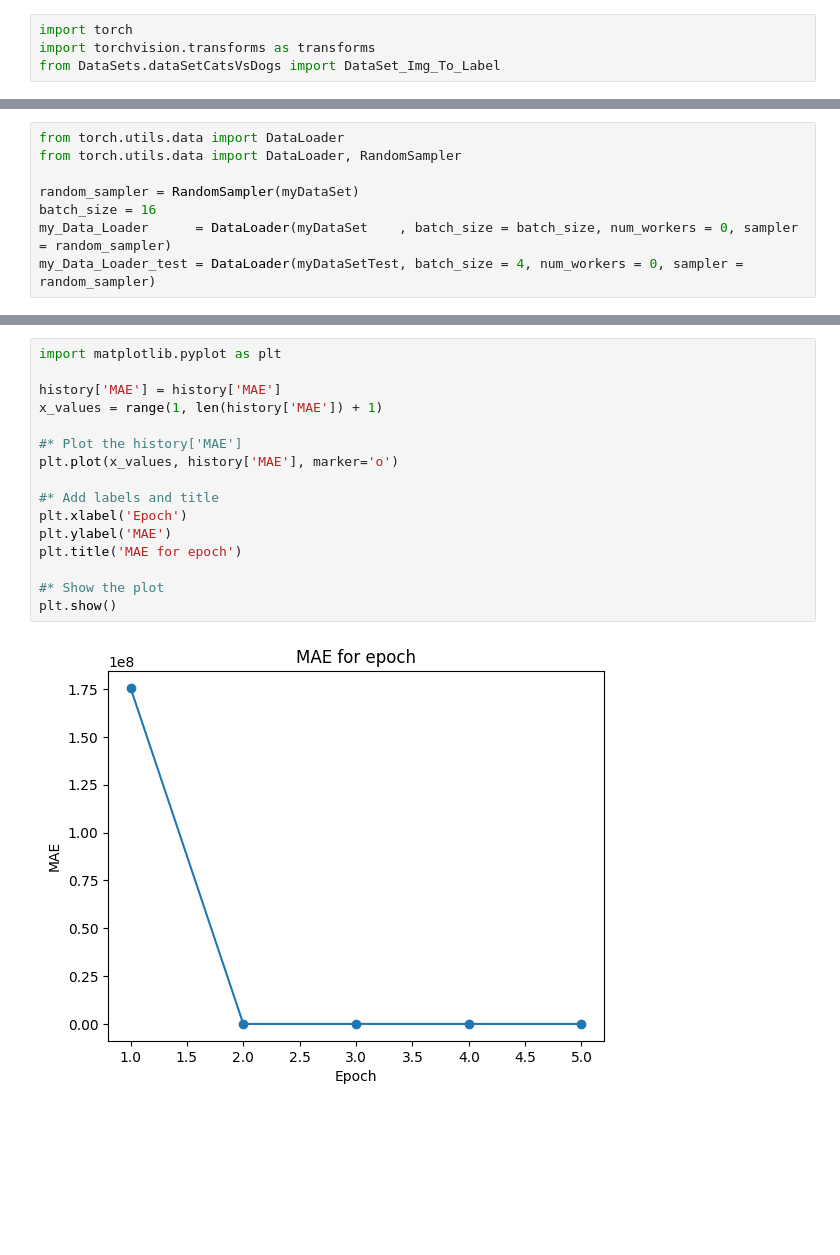
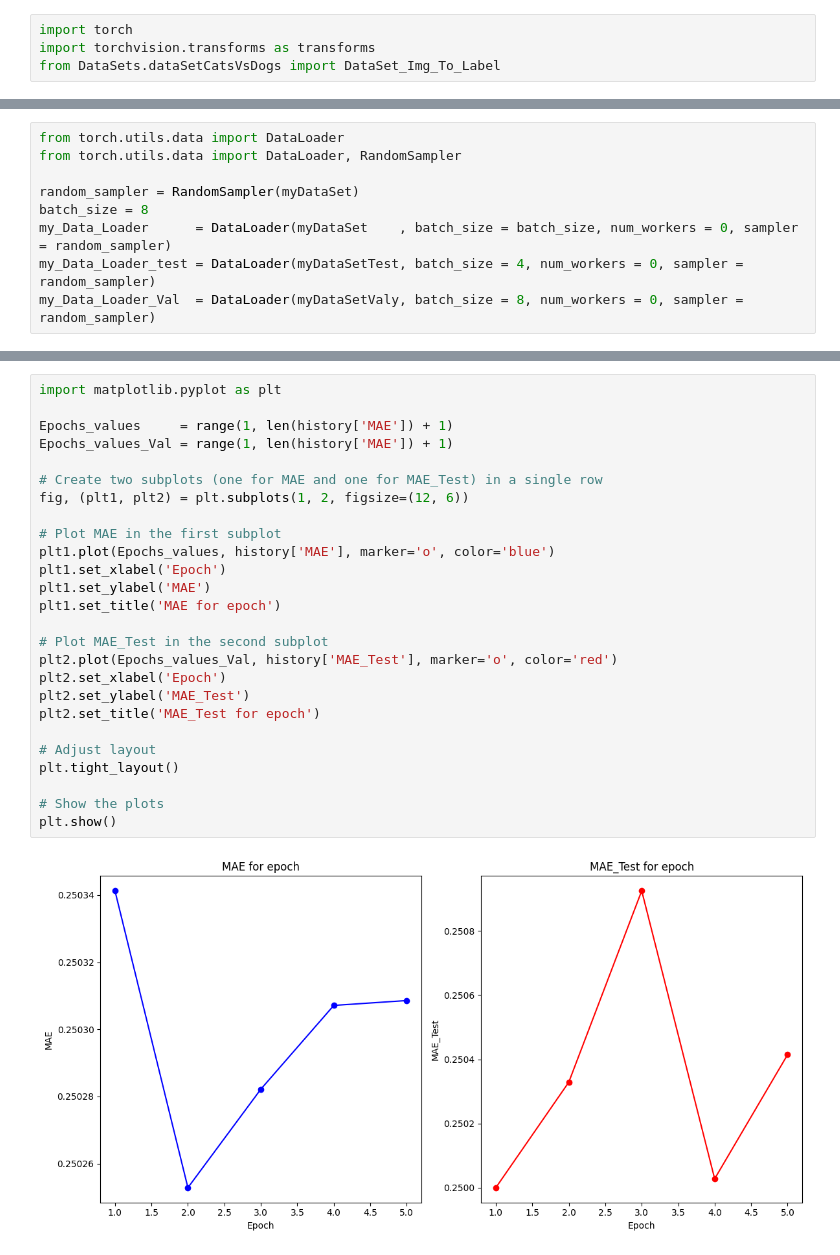
Before and after one commit to karlo-con-k/DeepLearningToolkit, a Jupyter notebook: TestNotebooks/testDataSet.ipynb, the cells around one changed output, grey strips where cells are left out. Cells and saved outputs as stored; diff of their text form; blank space fills up the shorter version.

Commit message:
test the resulst of the train_modelCNN function, and add grafics to the test notebook

```diff
--- a/TestNotebooks/testDataSet.ipynb
+++ b/TestNotebooks/testDataSet.ipynb
@@ -47,9 +54,10 @@ from torch.utils.data import DataLoader
 from torch.utils.data import DataLoader, RandomSampler
 
 random_sampler = RandomSampler(myDataSet)
-batch_size = 16
+batch_size = 8
 my_Data_Loader      = DataLoader(myDataSet    , batch_size = batch_size, num_workers = 0, sampler = random_sampler)
 my_Data_Loader_test = DataLoader(myDataSetTest, batch_size = 4, num_workers = 0, sampler = random_sampler)
+my_Data_Loader_Val  = DataLoader(myDataSetValy, batch_size = 8, num_workers = 0, sampler = random_sampler)
 # %%
 from Models.modelCatsVsDogs import modelCNN
 # from DataSets.dataSetCatsVsDogs import DataSet_Img_To_Label
@@ -100,18 +102,28 @@ Epoch completed, Average Loss: 0.5336
-# %%
-import matplotlib.pyplot as plt
-
-history['MAE'] = history['MAE']
-x_values = range(1, len(history['MAE']) + 1)
-
-#* Plot the history['MAE']
-plt.plot(x_values, history['MAE'], marker='o')
-
-#* Add labels and title
-plt.xlabel('Epoch')
-plt.ylabel('MAE')
-plt.title('MAE for epoch')
-
-#* Show the plot
-plt.show()
-# %% [output]
-[figure, removed]
+# %%
+import matplotlib.pyplot as plt
+
+Epochs_values     = range(1, len(history['MAE']) + 1)
+Epochs_values_Val = range(1, len(history['MAE']) + 1)
+
+# Create two subplots (one for MAE and one for MAE_Test) in a single row
+fig, (plt1, plt2) = plt.subplots(1, 2, figsize=(12, 6))
+
+# Plot MAE in the first subplot
+plt1.plot(Epochs_values, history['MAE'], marker='o', color='blue')
+plt1.set_xlabel('Epoch')
+plt1.set_ylabel('MAE')
+plt1.set_title('MAE for epoch')
+
+# Plot MAE_Test in the second subplot
+plt2.plot(Epochs_values_Val, history['MAE_Test'], marker='o', color='red')
+plt2.set_xlabel('Epoch')
+plt2.set_ylabel('MAE_Test')
+plt2.set_title('MAE_Test for epoch')
+
+# Adjust layout
+plt.tight_layout()
+
+# Show the plots
+plt.show()
+# %% [output]
+[figure, added]
```
Also changed, not shown: parts of 7 cells of this notebook, 3 other files.
